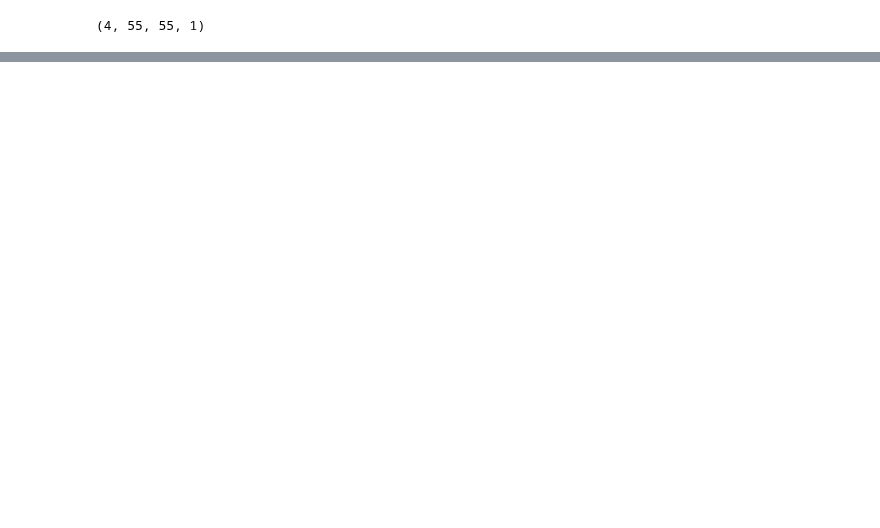
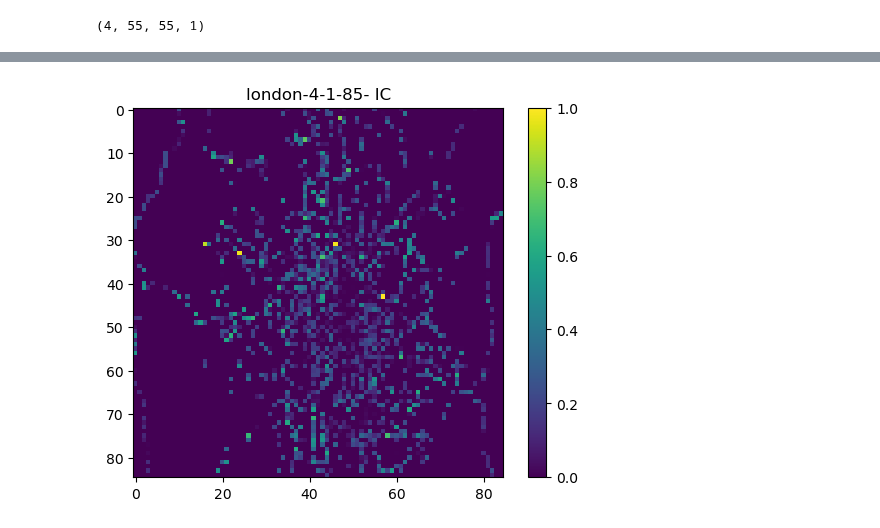
Before and after one commit to mie-lab/Complexity-Aware-Traffic-Prediction, a Jupyter notebook: exploration/CATP/plotting/analyse_spatial_dist_errors.ipynb, the cells around one changed output, grey strips where cells are left out. Cells and saved outputs as stored; diff of their text form; code cells hidden in the pictures; blank space fills up the shorter version.

```diff
--- a/exploration/CATP/plotting/analyse_spatial_dist_errors.ipynb
+++ b/exploration/CATP/plotting/analyse_spatial_dist_errors.ipynb
@@ -75,0 +200,86 @@ array([[0., 0., 0., ..., 0., 0., 0.],
+# %%
+import glob
+import os
+import numpy as np
+import scipy.stats
+from tabulate import tabulate
+
+
+cities = ["london", "madrid", "melbourne"]
+
+# Initialize the table data
+table_data = []
+
+# Iterate over cities
+for city in cities:
+    fileprefix_list = [city + "-4-1-85-"]
+
+    for prefix in fileprefix_list:
+        filenames = glob.glob(os.path.join(os.getcwd(), "Spatial_results_validation_errors/scale_85_compressed_spatial_dist/", prefix + "-spatial-errors", "*.npy"))
+        a = 0
+        for npy in filenames:
+            a = a + np.load(npy)
+        a = a / len(filenames)
+        max_ = np.max(a)
+
+        mean_plot_across_io_length = np.mean(a, axis=0)
+
+
+        val_error = ((mean_plot_across_io_length[:, :, 0]) ** 0.5).flatten()
+
+        filenames = glob.glob(os.path.join(os.getcwd(), "Spatial_results_validation_errors", city + "_PM_Spatial_val.npy"))
+        a = 0
+        for npy in filenames:
+            a = a + np.load(npy)
+        max_ = np.max(a)
+
+        plt.imshow(a/max_)
+
+        plt.title(prefix + " IC")
+        plt.colorbar()
+        plt.show()
+
+        ic_train_data = a.flatten()
+
+        correlation_coefficient, _ = scipy.stats.pearsonr(ic_train_data, val_error)
+
+        # Add row to the table data
+        table_data.append(["val_mae", city, "Pearson's Correlation", correlation_coefficient])
+
+
+
+# Iterate over cities
+for city in cities:
+    fileprefix_list = [city + "-4-1-85-"]
+
+    for prefix in fileprefix_list:
+        filenames = glob.glob(os.path.join(os.getcwd(), "Spatial_results_validation_errors/scale_85_compressed_spatial_dist/", prefix + "-spatial-errors", "*.npy"))
+        a = 0
+        for npy in filenames:
+            a = a + np.load(npy)
+        a = a / len(filenames)
+        max_ = np.max(a)
+
+        mean_plot_across_io_length = np.mean(a, axis=0)
+        val_error = ((mean_plot_across_io_length[:, :, 0]) ).flatten()
+
+        filenames = glob.glob(os.path.join(os.getcwd(), "Spatial_results_validation_errors", city + "_PM_Spatial_val.npy"))
+        a = 0
+        for npy in filenames:
+            a = a + np.load(npy)
+        max_ = np.max(a)
+        ic_train_data = a.flatten()
+
+        correlation_coefficient, _ = scipy.stats.pearsonr(ic_train_data, val_error)
+
+        # Add row to the table data
+        table_data.append(["val_mse", city, "Pearson's Correlation", correlation_coefficient])
+
+# Generate LaTeX table
+table_headers = ["Error Type", "City", "Correlation Type", "Correlation"]
+table = tabulate(table_data, headers=table_headers, tablefmt="latex")
+
+# Print the table
+print(table)
+# %% [output]
+[figure, added]
```
Also changed, not shown: parts of 10 cells of this notebook, 9 other files.
